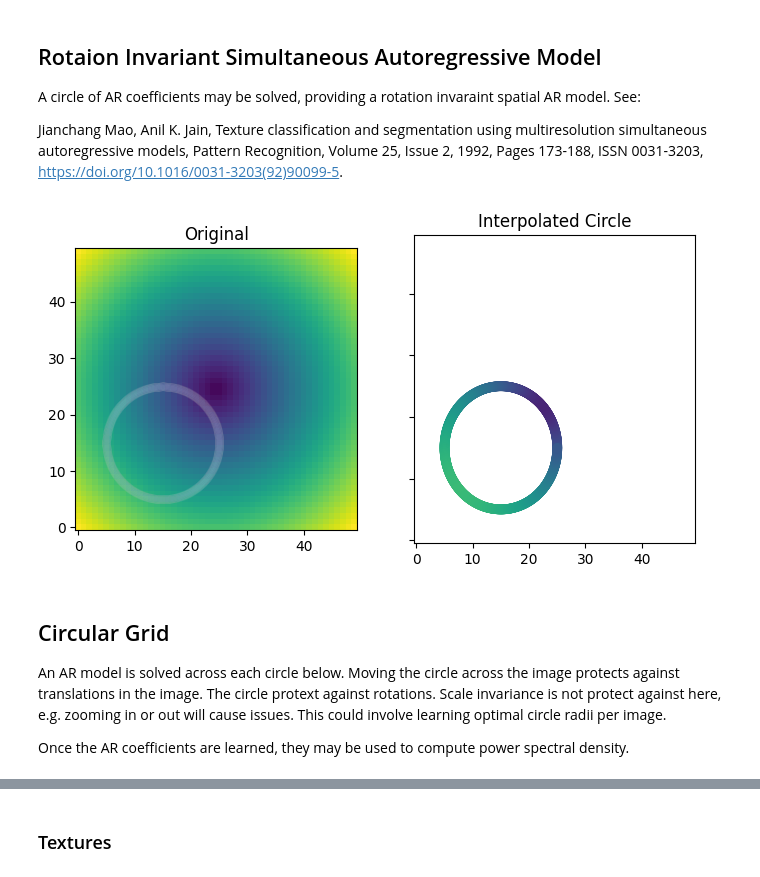
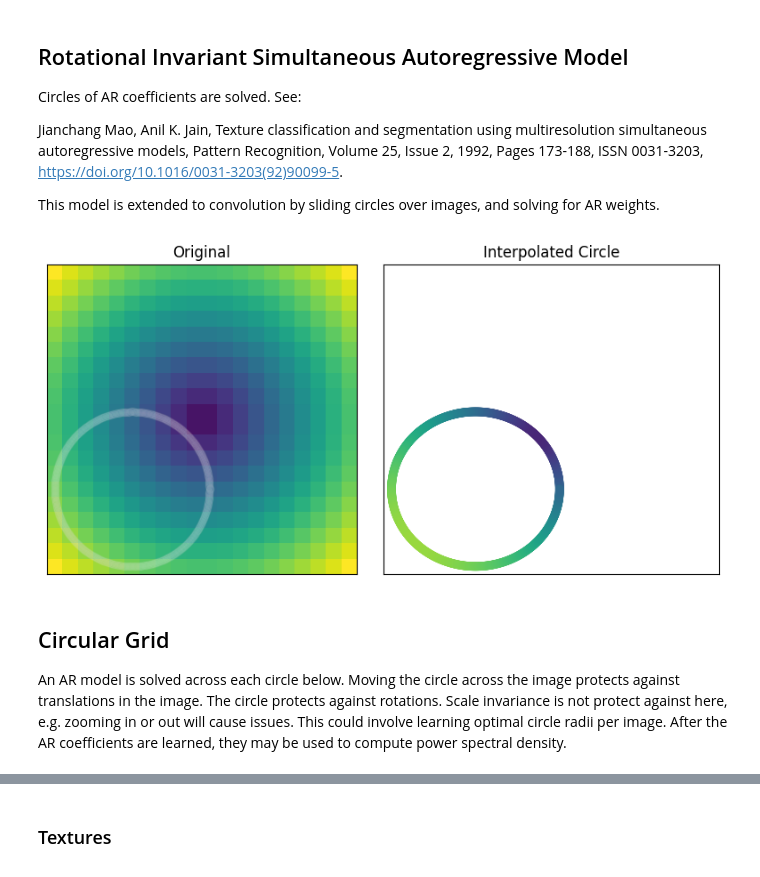
Before and after one commit to voytekresearch/convolutional_ar, a Jupyter notebook: texture.ipynb, the cells around one changed output, grey strips where cells are left out. Drawn from its saved outputs; the diff is of its cells as text; code cells hidden in the pictures.

```diff
--- a/texture.ipynb
+++ b/texture.ipynb
@@ -22,7 +21,9 @@ from timescales.fit import PSD
 # %% [markdown]
-## Rotaion Invariant Simultaneous Autoregressive Model
+## Rotational Invariant Simultaneous Autoregressive Model
 
-A circle of AR coefficients may be solved, providing a rotation invaraint spatial AR model. See:
+Circles of AR coefficients are solved. See:
 
 Jianchang Mao, Anil K. Jain, Texture classification and segmentation using multiresolution simultaneous autoregressive models,
 Pattern Recognition, Volume 25, Issue 2, 1992, Pages 173-188, ISSN 0031-3203, https://doi.org/10.1016/0031-3203(92)90099-5.
+
+This model is extended to convolution by sliding circles over images, and solving for AR weights.
@@ -101,44 +30,52 @@ def interpolate_circle(img, n_points, radius, center):
 # %%
 # Example demonstration of interpolating along a circle
 #   Checks to confirm interpolation is correct on a simulated input
-x_axis = np.linspace(-1, 1, 50)[:, None]
-y_axis = np.linspace(-1, 1, 50)[None, :]
+x_axis = np.linspace(-1, 1, 20)[:, None]
+y_axis = np.linspace(-1, 1, 20)[None, :]
 
 inner = np.array([0, 0, 0])[None, None, :]
 outer = np.array([1, 1, 1])[None, None, :]
 
 arr = np.sqrt(x_axis ** 2 + y_axis ** 2)
 arr /= arr.max()
 arr = arr[:, :, None]
 arr = (arr * outer + (1 - arr) * inner)[:, :, 0]
 
 # Interpolate
 img = arr
 n_points = 1000
-radius = 10
-center = (15, 15)
+radius = 5
+center = (5, 5)
 x2, y2, interp_vals = interpolate_circle(img, n_points, radius, center)
 
 # Plot
-fig, axes = plt.subplots(ncols=2, figsize=(8, 4), sharey=True, sharex=True)
+fig, axes = plt.subplots(ncols=2, figsize=(8, 4))
 
 ax0im = axes[0].imshow(img, origin='lower')
 ax0im.set_clim(0, 1)
-axes[0].scatter(x2, y2, color='white', alpha=.01)
+axes[0].scatter(x2, y2, color='white', alpha=.025)
 
 ax1im = axes[1].scatter(x2, y2, c=interp_vals)
 ax1im.set_clim(0, 1)
 
 axes[0].set_title('Original')
-axes[1].set_title('Interpolated Circle');
+axes[1].set_title('Interpolated Circle')
+
+axes[1].set_xlim(*axes[0].get_xlim())
+axes[1].set_ylim(*axes[0].get_ylim())
+
+axes[0].set_xticks([])
+axes[1].set_xticks([])
+axes[0].set_yticks([])
+axes[1].set_yticks([])
+
+plt.tight_layout();
 # %% [output]
-[figure, old version]
+[figure, new version]
 # %% [markdown]
 ## Circular Grid
 
-An AR model is solved across each circle below. Moving the circle across the image protects against translations in the image. The circle protext against rotations. Scale invariance is not protect against here, e.g. zooming in or out will cause issues. This could involve learning optimal circle radii per image.
-
-Once the AR coefficients are learned, they may be used to compute power spectral density.
+An AR model is solved across each circle below. Moving the circle across the image protects against translations in the image. The circle protects against rotations. Scale invariance is not protect against here, e.g. zooming in or out will cause issues. This could involve learning optimal circle radii per image. After the AR coefficients are learned, they may be used to compute power spectral density.
 # %%
 plt.figure(figsize=(5, 5))
 img = np.ones((576, 576))
```
Also changed, not shown: parts of 22 cells of this notebook.
